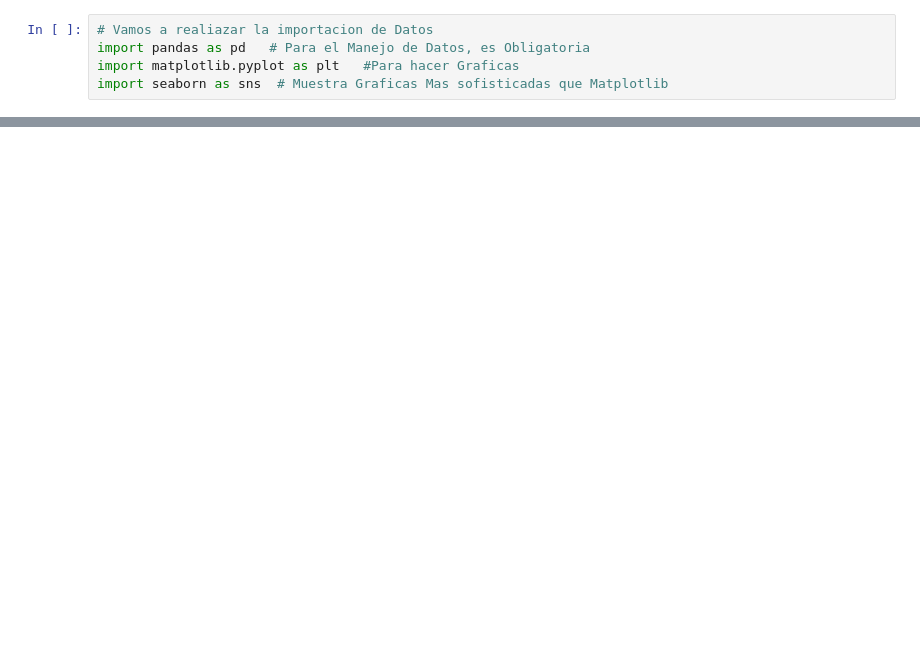
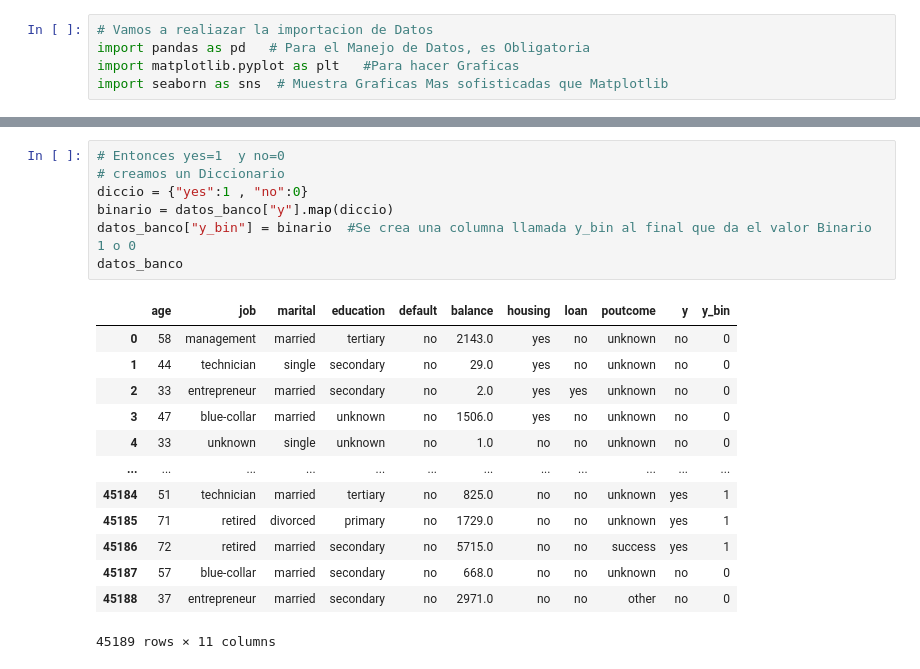
Before and after one commit to EDINSONFINTECH/explodata2, a Jupyter notebook: explodata.ipynb, the cells around one changed output, grey strips where cells are left out. Cells and saved outputs as stored; diff of their text form; blank space fills up the shorter version.

```diff
--- a/explodata.ipynb
+++ b/explodata.ipynb
@@ -22,0 +114,21 @@ datos_banco
+# %%
+# Entonces yes=1  y no=0
+# creamos un Diccionario
+diccio = {"yes":1 , "no":0}
+binario = datos_banco["y"].map(diccio)
+datos_banco["y_bin"] = binario  #Se crea una columna llamada y_bin al final que da el valor Binario 1 o 0
+datos_banco
+# %% [output]
+|  | age | job | marital | education | default | balance | housing | loan | poutcome | y | y_bin |
+| 0 | 58 | management | married | tertiary | no | 2143.0 | yes | no | unknown | no | 0 |
+| 1 | 44 | technician | single | secondary | no | 29.0 | yes | no | unknown | no | 0 |
+| 2 | 33 | entrepreneur | married | secondary | no | 2.0 | yes | yes | unknown | no | 0 |
+| 3 | 47 | blue-collar | married | unknown | no | 1506.0 | yes | no | unknown | no | 0 |
+| 4 | 33 | unknown | single | unknown | no | 1.0 | no | no | unknown | no | 0 |
+| ... | ... | ... | ... | ... | ... | ... | ... | ... | ... | ... | ... |
+| 45184 | 51 | technician | married | tertiary | no | 825.0 | no | no | unknown | yes | 1 |
+| 45185 | 71 | retired | divorced | primary | no | 1729.0 | no | no | unknown | yes | 1 |
+| 45186 | 72 | retired | married | secondary | no | 5715.0 | no | no | success | yes | 1 |
+| 45187 | 57 | blue-collar | married | secondary | no | 668.0 | no | no | unknown | no | 0 |
+| 45188 | 37 | entrepreneur | married | secondary | no | 2971.0 | no | no | other | no | 0 |
+45189 rows × 11 columns
```
Also changed, not shown: parts of 8 cells of this notebook.
